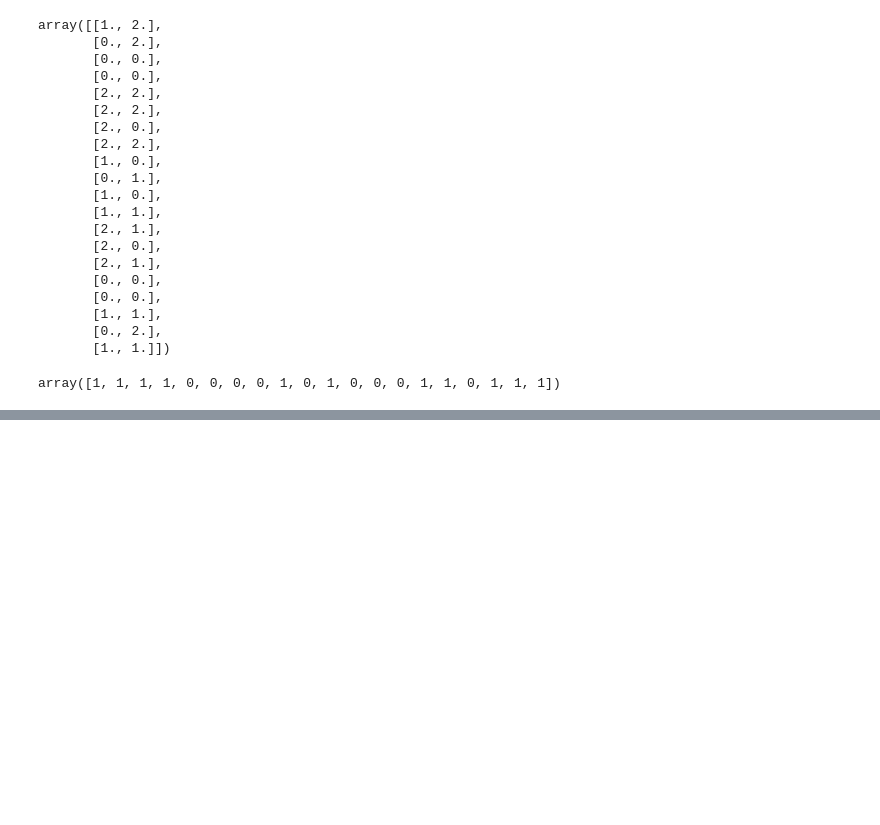
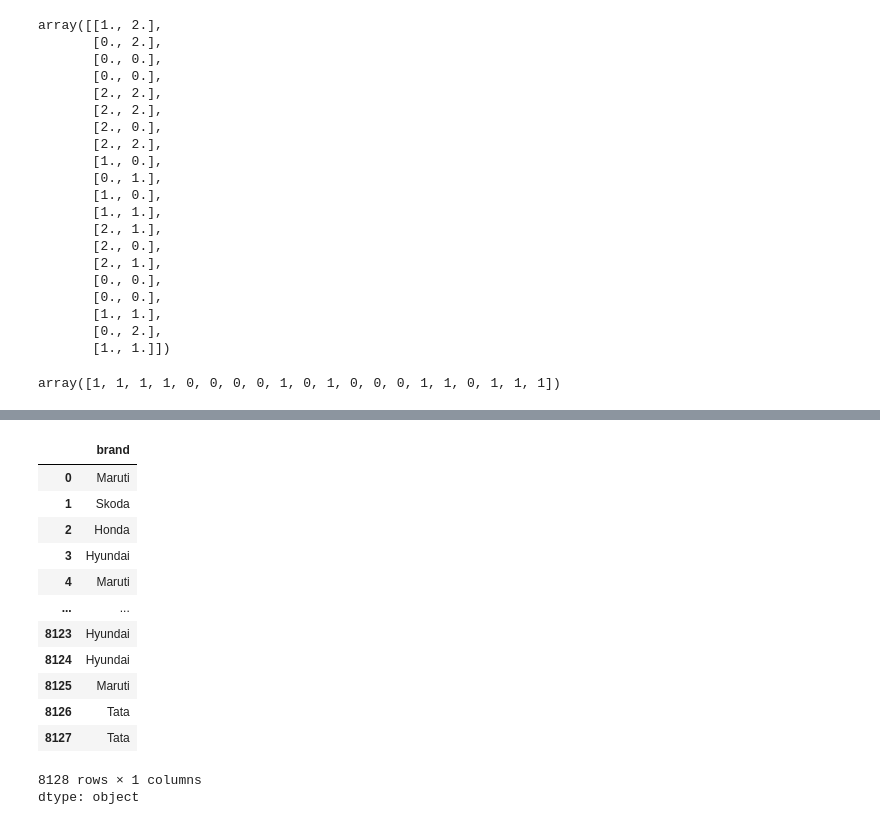
Before and after one commit to anasarshad7677-netizen/Complete-ML-repo, a Jupyter notebook: 11_encoding_categorical_data.ipynb, the cells around one changed output, grey strips where cells are left out. Drawn from its saved outputs; the diff is of its cells as text; code cells hidden in the pictures; blank space fills up the shorter version.

```diff
--- a/11_encoding_categorical_data.ipynb
+++ b/11_encoding_categorical_data.ipynb
@@ -93,0 +115,17 @@ array([1, 1, 1, 1, 0, 0, 0, 0, 1, 0, 1, 0, 0, 0, 1, 1, 0, 1, 1, 1])
+# %%
+df['brand']
+# %% [output]
+|  | brand |
+| 0 | Maruti |
+| 1 | Skoda |
+| 2 | Honda |
+| 3 | Hyundai |
+| 4 | Maruti |
+| ... | ... |
+| 8123 | Hyundai |
+| 8124 | Hyundai |
+| 8125 | Maruti |
+| 8126 | Tata |
+| 8127 | Tata |
+8128 rows × 1 columns
+dtype: object
```
Also changed, not shown: parts of 15 cells of this notebook.
